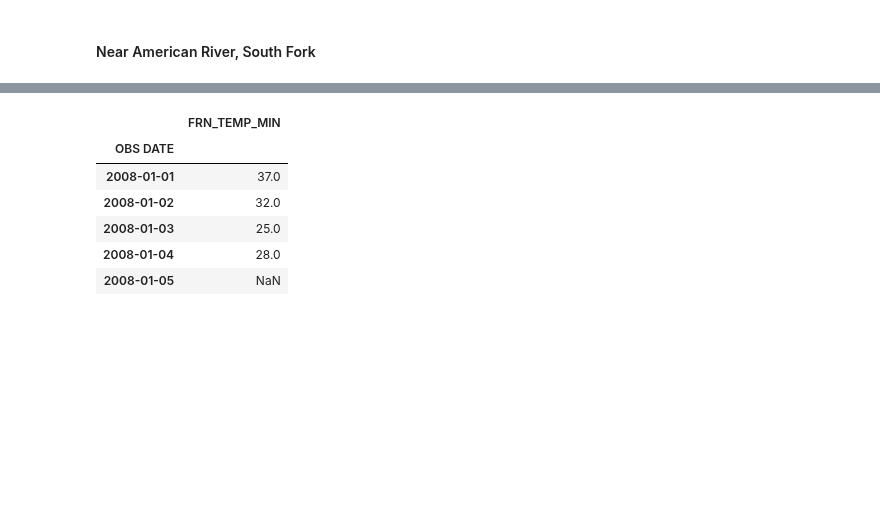
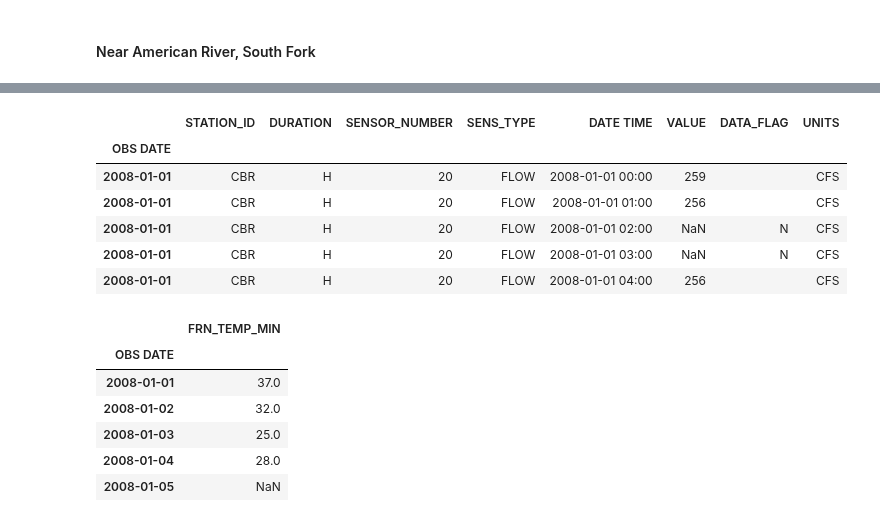
Before and after one commit to lauren-alexandra/basin-inflow-dnn, a Jupyter notebook: weather-informed-reservoir-operation.ipynb, the cells around one changed output, grey strips where cells are left out. Saved outputs shown, nothing was run; the diff lists cells and outputs as text; code cells hidden in the pictures; blank space fills up the shorter version.

Commit message:
cdec inflow, river stage and flow data

```diff
--- a/weather-informed-reservoir-operation.ipynb
+++ b/weather-informed-reservoir-operation.ipynb
@@ -517,3 +333,17 @@ SGP_TEMP_MIN_DF.head()
 | 2008-01-05 | 31.0 |
 # %% [markdown]
 #### Near American River, South Fork
+# %%
+### AMERICAN RIVER AT CHILI BAR (CBR) ###
+# Elevation: 931 ft
+
+# RIVER STAGE, FEET (hourly)
+CBR_RIVER_STAGE_DATA = pd.read_excel(f'{DATA_PATH}/CDEC_Water_Data/CBR/CBR_1.xlsx')
+CBR_RIVER_STAGE_DF = prepare_station_df(CBR_RIVER_STAGE_DATA, hourly=True)
+
+# FLOW, RIVER DISCHARGE, CFS (hourly)
+CBR_RIVER_DISCHARGE_DATA = pd.read_excel(f'{DATA_PATH}/CDEC_Water_Data/CBR/CBR_20.xlsx')
+CBR_RIVER_DISCHARGE_DATA.replace("ART", float('NaN'), inplace=True)
+# CBR_RIVER_DISCHARGE_DF = prepare_station_df(CBR_RIVER_DISCHARGE_DATA, hourly=True)
+
+CBR_RIVER_STAGE_DF.head()
@@ -520,3 +358,13 @@ SGP_TEMP_MIN_DF.head()
+# %%
+CBR_RIVER_DISCHARGE_DATA.head()
+# %% [output]
+|  | STATION_ID | DURATION | SENSOR_NUMBER | SENS_TYPE | DATE TIME | VALUE | DATA_FLAG | UNITS |
+| OBS DATE |  |  |  |  |  |  |  |  |
+| 2008-01-01 | CBR | H | 20 | FLOW | 2008-01-01 00:00 | 259 |  | CFS |
+| 2008-01-01 | CBR | H | 20 | FLOW | 2008-01-01 01:00 | 256 |  | CFS |
+| 2008-01-01 | CBR | H | 20 | FLOW | 2008-01-01 02:00 | NaN | N | CFS |
+| 2008-01-01 | CBR | H | 20 | FLOW | 2008-01-01 03:00 | NaN | N | CFS |
+| 2008-01-01 | CBR | H | 20 | FLOW | 2008-01-01 04:00 | 256 |  | CFS |
 # %%
 ### Forni Ridge (FRN) ###
 # Elevation: 7,600 ft
```
Also changed, not shown: parts of 39 cells of this notebook.
